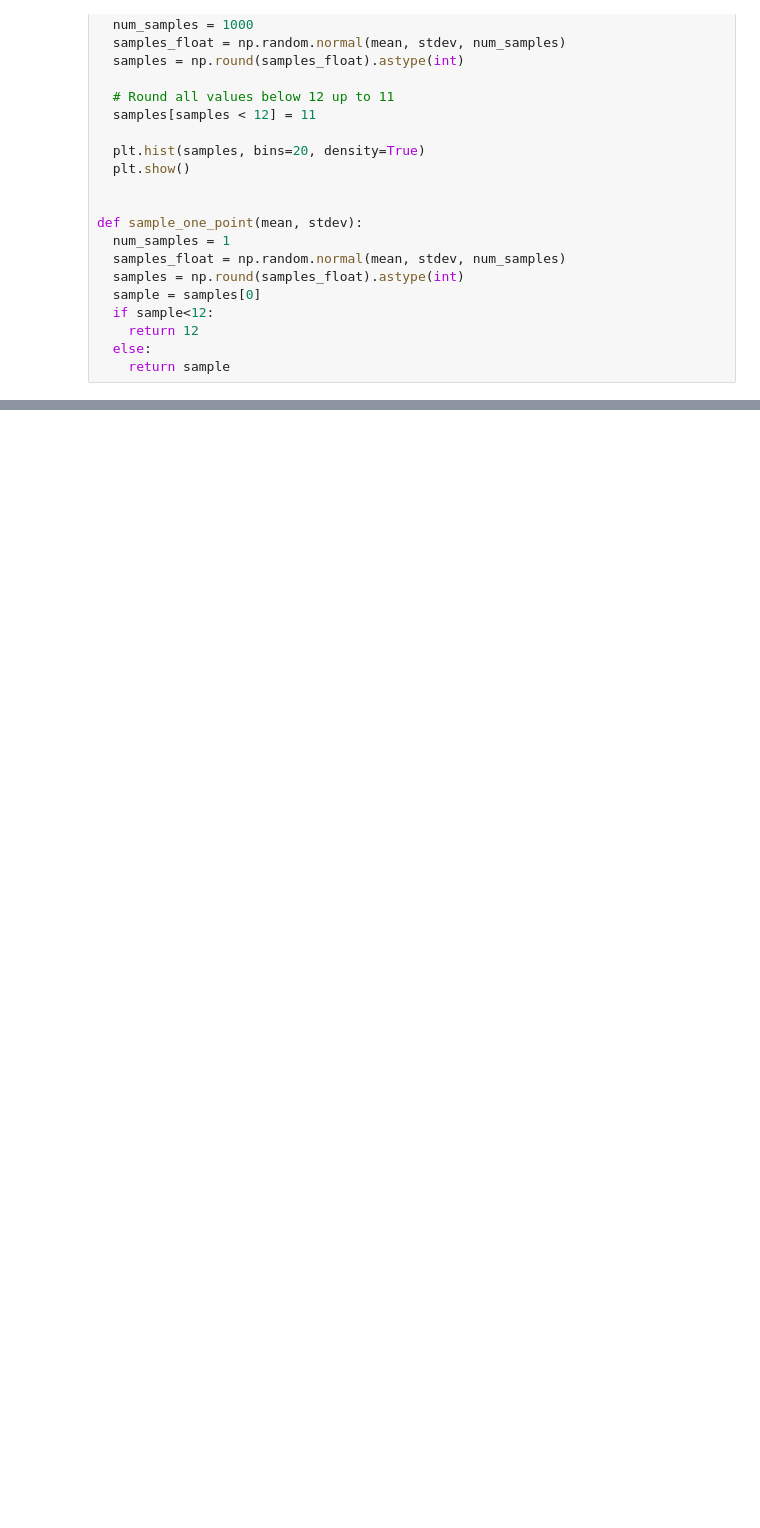
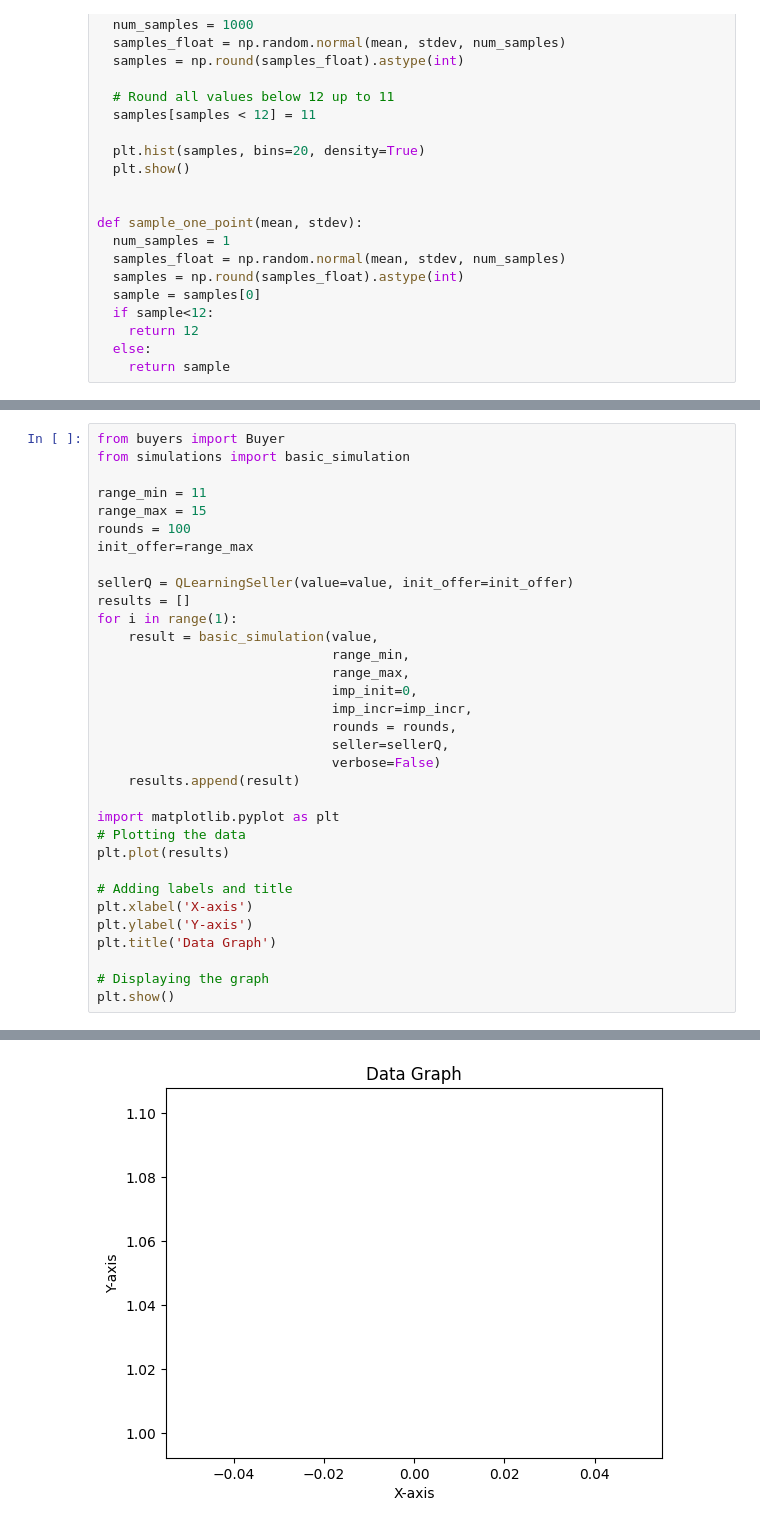
Before and after one commit to Lenguist/insight-game-ai, a Jupyter notebook: two-sellers.ipynb, the cells around one changed output, grey strips where cells are left out. Drawn from its saved outputs; the diff is of its cells as text; blank space fills up the shorter version.

```diff
--- a/two-sellers.ipynb
+++ b/two-sellers.ipynb
@@ -255,0 +276,34 @@ print(total_profits)
+# %%
+from buyers import Buyer
+from simulations import basic_simulation
+
+range_min = 11
+range_max = 15
+rounds = 100
+init_offer=range_max
+
+sellerQ = QLearningSeller(value=value, init_offer=init_offer)
+results = []
+for i in range(1):
+    result = basic_simulation(value,
+                              range_min,
+                              range_max,
+                              imp_init=0,
+                              imp_incr=imp_incr,
+                              rounds = rounds,
+                              seller=sellerQ,
+                              verbose=False)
+    results.append(result)
+
+import matplotlib.pyplot as plt
+# Plotting the data
+plt.plot(results)
+
+# Adding labels and title
+plt.xlabel('X-axis')
+plt.ylabel('Y-axis')
+plt.title('Data Graph')
+
+# Displaying the graph
+plt.show()
+# %% [output]
@@ -255,0 +327 @@ print(total_profits)
+[figure, added]
```
Also changed, not shown: parts of 8 cells of this notebook.
